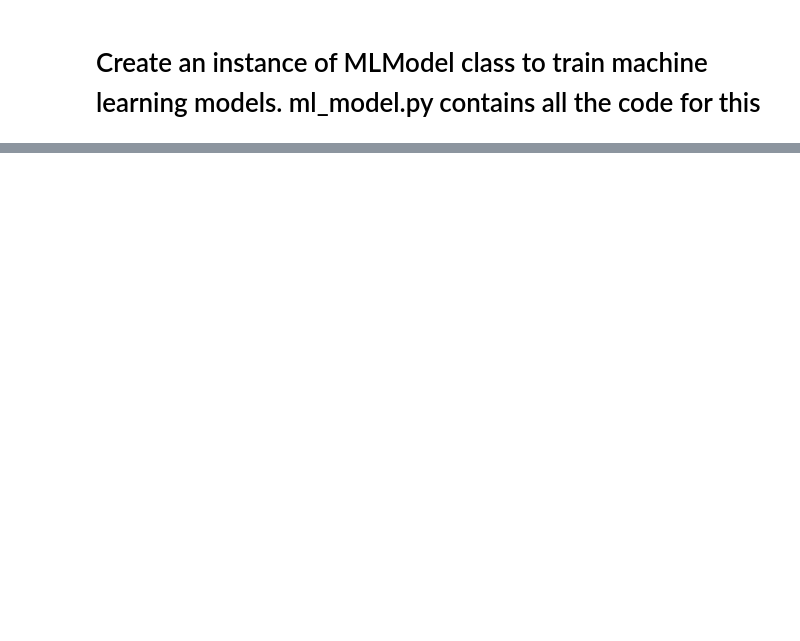
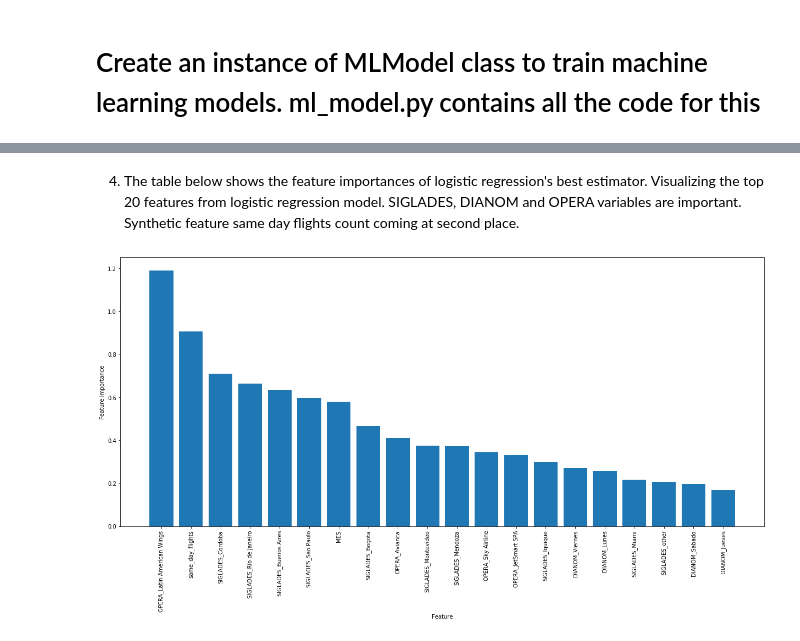
Before and after one commit to Geram4305/SCEL_flight_delay_prediction, a Jupyter notebook: solution.ipynb, the cells around one changed output, grey strips where cells are left out. Saved outputs shown, nothing was run; the diff lists cells and outputs as text; code cells hidden in the pictures; blank space fills up the shorter version.

Commit message:
feat: multiple ml models and evaluation - question 4,5

```diff
--- a/solution.ipynb
+++ b/solution.ipynb
@@ -470,5 +497,5 @@ mlmodel.encode_cols_as_other(encode_cols=['OPERA','SIGLADES'])
 # %%
- # Creating more synthetic features - flight change flag, dest change flag and week of month, no of flights on the same day.
+ # Creating more synthetic features - flight change flag, dest change flag, week of month and no of flights on the same day.
 mlmodel.create_synthetic_features()
 
 # Drop columns
@@ -478,5 +505,6 @@ mlmodel.choose_feature_list(exclude=drop_cols)
 
 # Train model (columns conerted to categorical, one-hot encoded and cross validated model training with 5 folds)
 # Returns cross validated f1 scores
-scores = mlmodel.train()
+#scores = mlmodel.train()
+results = mlmodel.train()
 # %% [output]
@@ -488,0 +556,14 @@ Mean f1 score: 0.15021913663524478 and std of f1 score: 0.1078851084584952
+# %% [markdown]
+4. The table below shows the feature importances of logistic regression's best estimator. Visualizing the top 20 features from logistic regression model. SIGLADES, DIANOM and OPERA variables are important. Synthetic feature same day flights count coming at second place.
+# %%
+model = results['log_regression'].best_estimator_
+coeff_df = pd.DataFrame(zip(mlmodel.feat_cols, np.transpose(model.coef_[0])), columns=['features', 'coeff'])
+coeff_df = coeff_df.sort_values(by = ["coeff"], ascending=False).head(20)
+plt.figure(figsize=(21,9))
+plt.bar(coeff_df.features.values, coeff_df.coeff.values,label='Importance')
+plt.ylabel('Feature importance')
+plt.xlabel('Feature')
+plt.xticks(rotation=90)
+plt.show()
+# %% [output]
+[figure, added]
```
Also changed, not shown: parts of 16 cells of this notebook, 1 other file.
